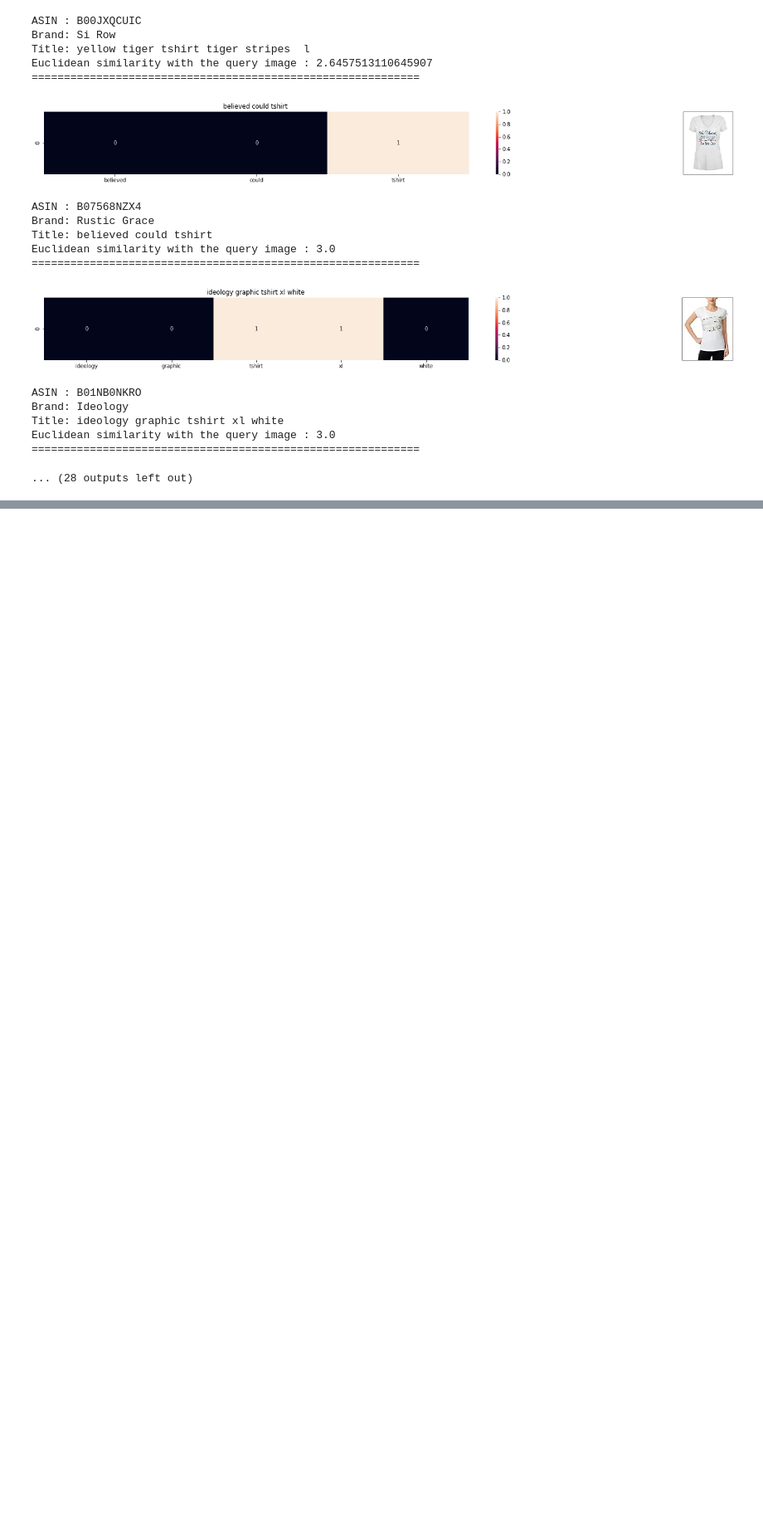
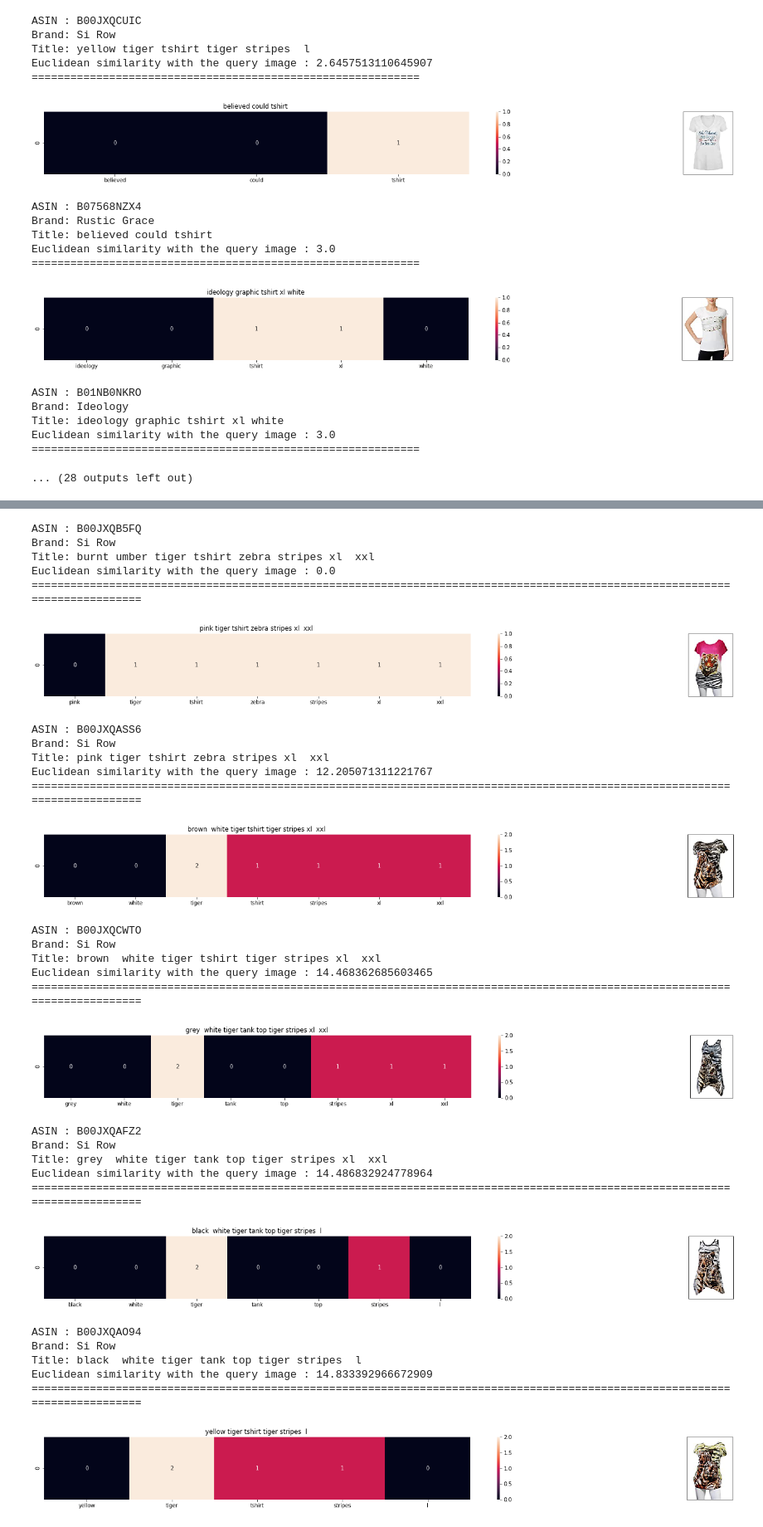
Before and after one commit to rj7shakya/amazon_fashion, a Jupyter notebook: amazon_fashion_discovery.ipynb, the cells around one changed output, grey strips where cells are left out. Shown at 83% size. Cells and saved outputs as stored; diff of their text form; code cells hidden in the pictures; blank space fills up the shorter version.

```diff
--- a/amazon_fashion_discovery.ipynb
+++ b/amazon_fashion_discovery.ipynb
@@ -342,0 +403,33 @@ Euclidean similarity with the query image : 3.0
+# %%
+idf_title_vectorizer = TfidfVectorizer(min_df=0)
+idf_title_features = idf_title_vectorizer.fit_transform(data['title'])
+# %%
+def n_containing(word):
+    return sum(1 for blob in data['title'] if word in blob.split())
+
+def idf(word):
+    return math.log(data.shape[0]/(n_containing(word)))
+# %%
+# we need to convert the values into float
+idf_title_features  = idf_title_features.astype(np.float)
+
+for i in idf_title_vectorizer.vocabulary_.keys():
+    idf_val = idf(i)
+    for j in idf_title_features[:, idf_title_vectorizer.vocabulary_[i]].nonzero()[0]:
+        idf_title_features[j,idf_title_vectorizer.vocabulary_[i]] = idf_val
+# %%
+def idf_model(doc_id,num_results):
+    pairwise_dist = pairwise_distances(idf_title_features,idf_title_features[doc_id])
+    indices = np.argsort(pairwise_dist.flatten())[0:num_results]
+    pdists  = np.sort(pairwise_dist.flatten())[0:num_results]
+    df_indices = list(data.index[indices])
+    for i in range(0,len(indices)):
+        get_result(indices[i],data['title'].loc[df_indices[0]],data['title'].loc[df_indices[i]], data['medium_image_url'].loc[df_indices[i]], 'bag_of_words')
+        print('ASIN :',data['asin'].loc[df_indices[i]])
+        print ('Brand:', data['brand'].loc[df_indices[i]])
+        print ('Title:', data['title'].loc[df_indices[i]])
+        print ('Euclidean similarity with the query image :', pdists[i])
+        print('='*125)
+
+idf_model(12566, 20)
+# %% [output]
@@ -342,0 +437,30 @@ Euclidean similarity with the query image : 3.0
+ASIN : B00JXQB5FQ
+Brand: Si Row
+Title: burnt umber tiger tshirt zebra stripes xl  xxl
+Euclidean similarity with the query image : 0.0
+=============================================================================================================================
+[figure, added]
+ASIN : B00JXQASS6
+Brand: Si Row
+Title: pink tiger tshirt zebra stripes xl  xxl
+Euclidean similarity with the query image : 12.205071311221767
+=============================================================================================================================
+[figure, added]
+ASIN : B00JXQCWTO
+Brand: Si Row
+Title: brown  white tiger tshirt tiger stripes xl  xxl
+Euclidean similarity with the query image : 14.468362685603465
+=============================================================================================================================
+[figure, added]
+ASIN : B00JXQAFZ2
+Brand: Si Row
+Title: grey  white tiger tank top tiger stripes xl  xxl
+Euclidean similarity with the query image : 14.486832924778964
+=============================================================================================================================
+[figure, added]
+ASIN : B00JXQAO94
+Brand: Si Row
+Title: black  white tiger tank top tiger stripes  l
+Euclidean similarity with the query image : 14.833392966672909
+=============================================================================================================================
+[figure, added]
```
Also changed, not shown: parts of 6 cells of this notebook.
